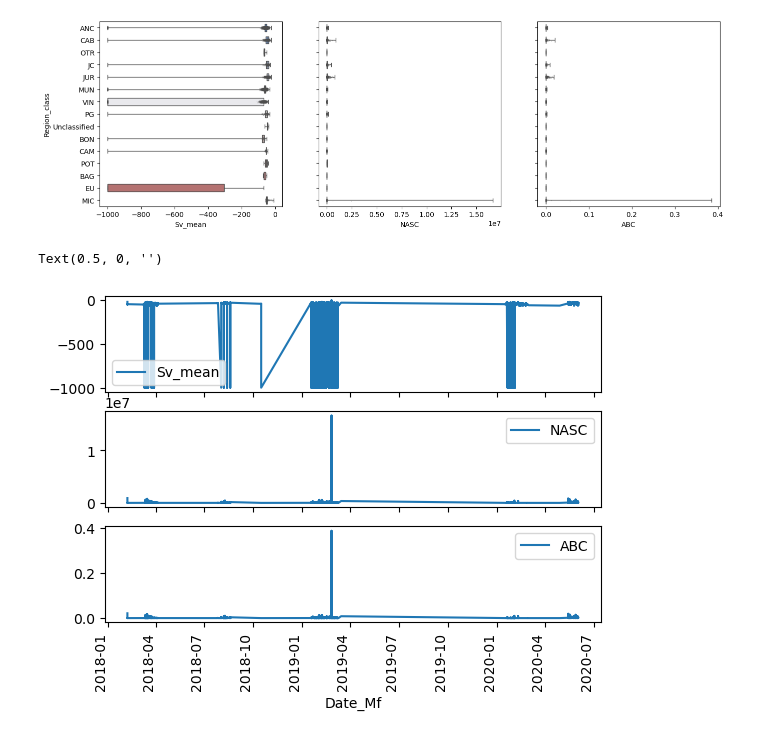
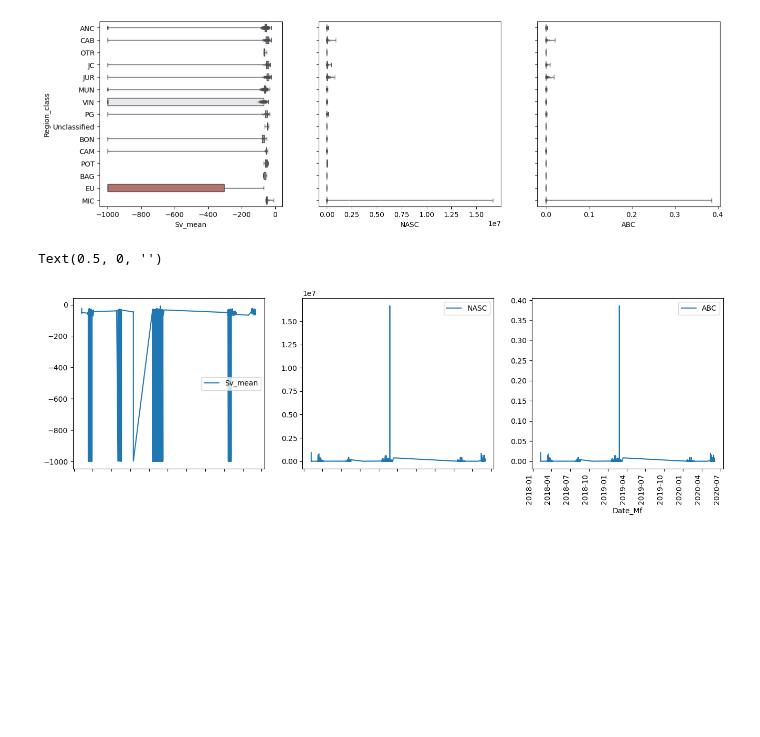
Before and after one commit to jmanitz/code-snippets, a Jupyter notebook: Ocean_capstone/ocean_prog.ipynb, the cells around one changed output. Saved outputs shown, nothing was run; the diff lists cells and outputs as text; code cells hidden in the pictures; blank space fills up the shorter version.

```diff
--- a/Ocean_capstone/ocean_prog.ipynb
+++ b/Ocean_capstone/ocean_prog.ipynb
@@ -160,17 +165,19 @@ Text(0, 0.5, '')
 # %%
 # Plot in terms of time of recording
 dt['Date_Mf'] = pd.to_datetime(dt['Date_M'], format =  "%Y%m%d")
 dtt = dt.sort_values('Date_Mf', ascending=True)
 
 fig, axs = plt.subplots(ncols=3)
+fig.set_figwidth(16)
+
 dtt.plot(x='Date_Mf', y='Sv_mean', rot='vertical', ax=axs[0]);
 dtt.plot(x='Date_Mf', y='NASC', rot='vertical', ax=axs[1]);
 dtt.plot(x='Date_Mf', y='ABC', rot='vertical', ax=axs[2]);
 
 axs[0].set_xticklabels([])
 axs[0].set_xlabel('')
 axs[1].set_xticklabels([])
 axs[1].set_xlabel('')
 # %% [output]
 Text(0.5, 0, '')
-[figure, old version]
+[figure, new version]
```
Also changed, not shown: parts of 13 cells of this notebook.
